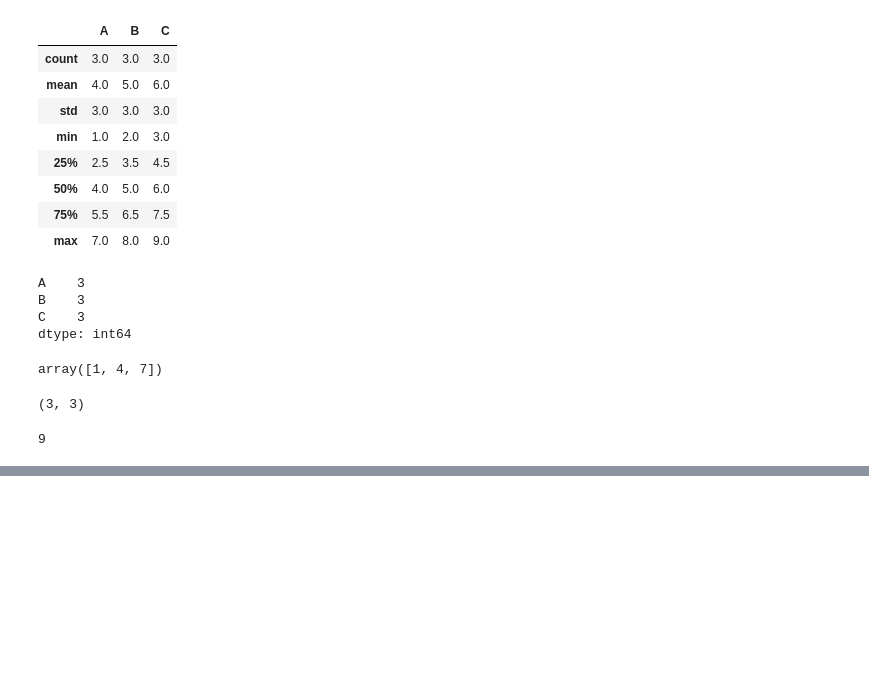
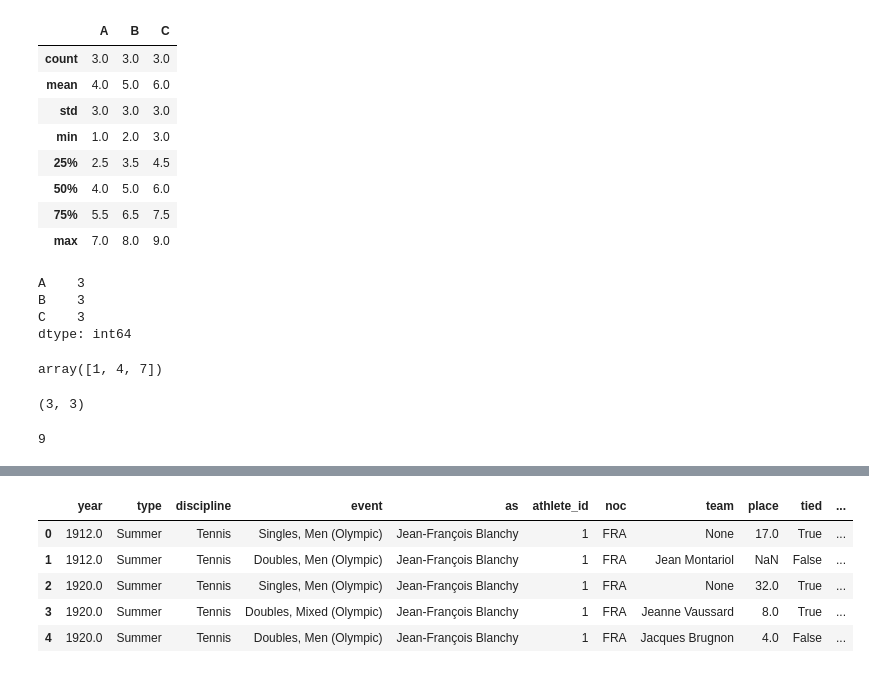
Before and after one commit to p-tsitsekidis/Pandas-Playground, a Jupyter notebook: playground.ipynb, the cells around one changed output, grey strips where cells are left out. Saved outputs shown, nothing was run; the diff lists cells and outputs as text; code cells hidden in the pictures; blank space fills up the shorter version.

Commit message:
Implement data reading from various formats (CSV, Parquet, XLSX, Feather) and demonstrated the use of loc, iloc, at, and iat for data access and modification.

```diff
--- a/playground.ipynb
+++ b/playground.ipynb
@@ -75,0 +316,22 @@ df.size # Shows the number of elements in the dataframe
+# %%
+# Note:
+#   - CSV: Easy to use and share, but inefficient in terms of storage and data
+#          processing due to lack of compression and type preservation.
+#
+#   - Feather: Best for scenarios where speed of read/write operations is critical,
+#              particularly in memory-constrained environments.
+#
+#   - Parquet: The go-to format for large-scale data storage and analytics, offering
+#              both compression and efficient querying capabilities, making it ideal for long-term,
+#              cost-efficient data storage.
+
+results = pd.read_parquet('./data/results.parquet') # Read a parquet file
+# %%
+results.head()
+# %% [output]
+|  | year | type | discipline | event | as | athlete_id | noc | team | place | tied | ... |
+| 0 | 1912.0 | Summer | Tennis | Singles, Men (Olympic) | Jean-François Blanchy | 1 | FRA | None | 17.0 | True | ... |
+| 1 | 1912.0 | Summer | Tennis | Doubles, Men (Olympic) | Jean-François Blanchy | 1 | FRA | Jean Montariol | NaN | False | ... |
+| 2 | 1920.0 | Summer | Tennis | Singles, Men (Olympic) | Jean-François Blanchy | 1 | FRA | None | 32.0 | True | ... |
+| 3 | 1920.0 | Summer | Tennis | Doubles, Mixed (Olympic) | Jean-François Blanchy | 1 | FRA | Jeanne Vaussard | 8.0 | True | ... |
+| 4 | 1920.0 | Summer | Tennis | Doubles, Men (Olympic) | Jean-François Blanchy | 1 | FRA | Jacques Brugnon | 4.0 | False | ... |
```
Also changed, not shown: parts of 25 cells of this notebook.
